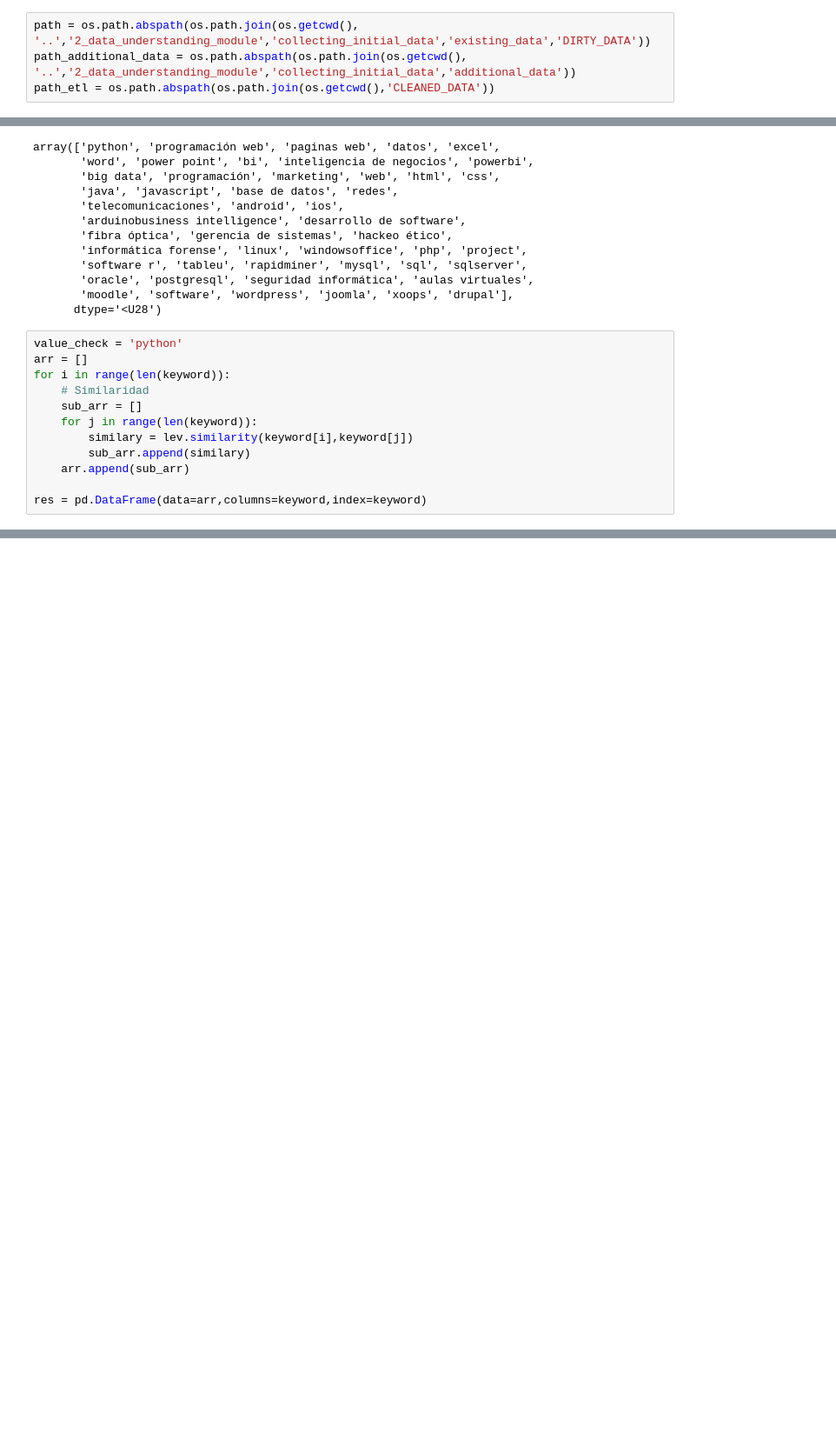
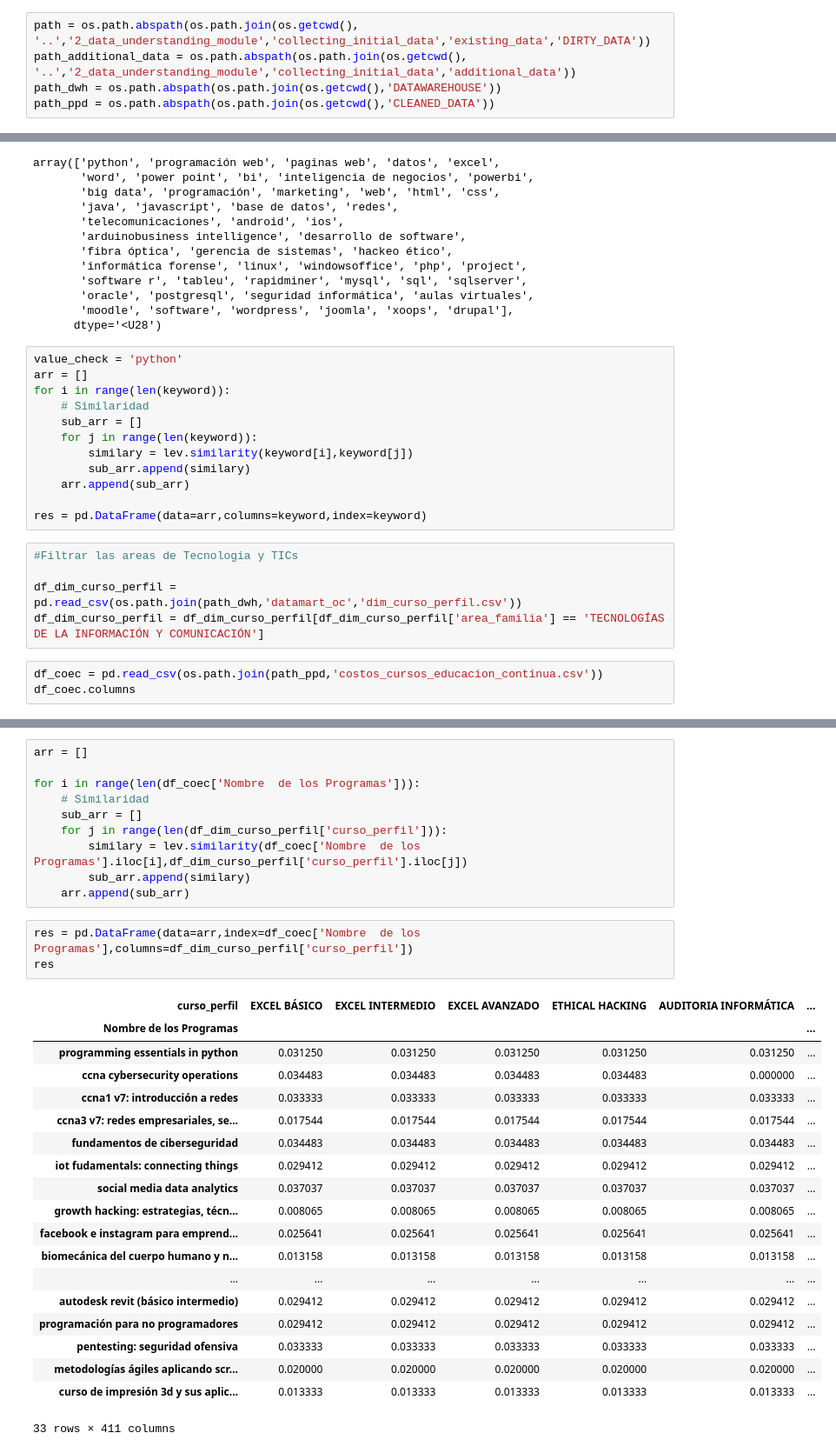
Before and after one commit to Herziox/Data-Mining-System-SETEC, a Jupyter notebook: 3_data_preprocesing_module/ETL_Costs.ipynb, the cells around one changed output, grey strips where cells are left out. Shown at 87% size. Drawn from its saved outputs; the diff is of its cells as text; blank space fills up the shorter version.

Commit message:
Semana 4 | dia 2 | Desarrollo de Costos

```diff
--- a/3_data_preprocesing_module/ETL_Costs.ipynb
+++ b/3_data_preprocesing_module/ETL_Costs.ipynb
@@ -7,7 +9,8 @@ import os
 # %%
 path = os.path.abspath(os.path.join(os.getcwd(), '..','2_data_understanding_module','collecting_initial_data','existing_data','DIRTY_DATA'))
 path_additional_data = os.path.abspath(os.path.join(os.getcwd(), '..','2_data_understanding_module','collecting_initial_data','additional_data'))
-path_etl = os.path.abspath(os.path.join(os.getcwd(),'CLEANED_DATA'))
+path_dwh = os.path.abspath(os.path.join(os.getcwd(),'DATAWAREHOUSE'))
+path_ppd = os.path.abspath(os.path.join(os.getcwd(),'CLEANED_DATA'))
 # %%
 # Cargar los archivos de costos de educacion continua, costos de cursos cec y cursos de OC, OEC y CI
 
@@ -67,3 +69,11 @@ for i in range(len(keyword)):
     arr.append(sub_arr)
 
 res = pd.DataFrame(data=arr,columns=keyword,index=keyword)
+# %%
+#Filtrar las areas de Tecnologia y TICs
+
+df_dim_curso_perfil = pd.read_csv(os.path.join(path_dwh,'datamart_oc','dim_curso_perfil.csv'))
+df_dim_curso_perfil = df_dim_curso_perfil[df_dim_curso_perfil['area_familia'] == 'TECNOLOGÍAS DE LA INFORMACIÓN Y COMUNICACIÓN']
+# %%
+df_coec = pd.read_csv(os.path.join(path_ppd,'costos_cursos_educacion_continua.csv'))
+df_coec.columns
@@ -70 +104,34 @@ res = pd.DataFrame(data=arr,columns=keyword,index=keyword)
+# %%
+arr = []
+
+for i in range(len(df_coec['Nombre  de los Programas'])):
+    # Similaridad
+    sub_arr = []
+    for j in range(len(df_dim_curso_perfil['curso_perfil'])):
+        similary = lev.similarity(df_coec['Nombre  de los Programas'].iloc[i],df_dim_curso_perfil['curso_perfil'].iloc[j])
+        sub_arr.append(similary)
+    arr.append(sub_arr)
+# %%
+res = pd.DataFrame(data=arr,index=df_coec['Nombre  de los Programas'],columns=df_dim_curso_perfil['curso_perfil'])
+res
+# %% [output]
+| curso_perfil | EXCEL BÁSICO | EXCEL INTERMEDIO | EXCEL AVANZADO | ETHICAL HACKING | AUDITORIA INFORMÁTICA | ... |
+| Nombre de los Programas |  |  |  |  |  | ... |
+| programming essentials in python | 0.031250 | 0.031250 | 0.031250 | 0.031250 | 0.031250 | ... |
+| ccna cybersecurity operations | 0.034483 | 0.034483 | 0.034483 | 0.034483 | 0.000000 | ... |
+| ccna1 v7: introducción a redes | 0.033333 | 0.033333 | 0.033333 | 0.033333 | 0.033333 | ... |
+| ccna3 v7: redes empresariales, se... | 0.017544 | 0.017544 | 0.017544 | 0.017544 | 0.017544 | ... |
+| fundamentos de ciberseguridad | 0.034483 | 0.034483 | 0.034483 | 0.034483 | 0.034483 | ... |
+| iot fudamentals: connecting things | 0.029412 | 0.029412 | 0.029412 | 0.029412 | 0.029412 | ... |
+| social media data analytics | 0.037037 | 0.037037 | 0.037037 | 0.037037 | 0.037037 | ... |
+| growth hacking: estrategias, técn... | 0.008065 | 0.008065 | 0.008065 | 0.008065 | 0.008065 | ... |
+| facebook e instagram para emprend... | 0.025641 | 0.025641 | 0.025641 | 0.025641 | 0.025641 | ... |
+| biomecánica del cuerpo humano y n... | 0.013158 | 0.013158 | 0.013158 | 0.013158 | 0.013158 | ... |
+| ... | ... | ... | ... | ... | ... | ... |
+| autodesk revit (básico intermedio) | 0.029412 | 0.029412 | 0.029412 | 0.029412 | 0.029412 | ... |
+| programación para no programadores | 0.029412 | 0.029412 | 0.029412 | 0.029412 | 0.029412 | ... |
+| pentesting: seguridad ofensiva | 0.033333 | 0.033333 | 0.033333 | 0.033333 | 0.033333 | ... |
+| metodologías ágiles aplicando scr... | 0.020000 | 0.020000 | 0.020000 | 0.020000 | 0.020000 | ... |
+| curso de impresión 3d y sus aplic... | 0.013333 | 0.013333 | 0.013333 | 0.013333 | 0.013333 | ... |
+33 rows × 411 columns
 # %%
```
Also changed, not shown: parts of 7 cells of this notebook, 1 other file.
